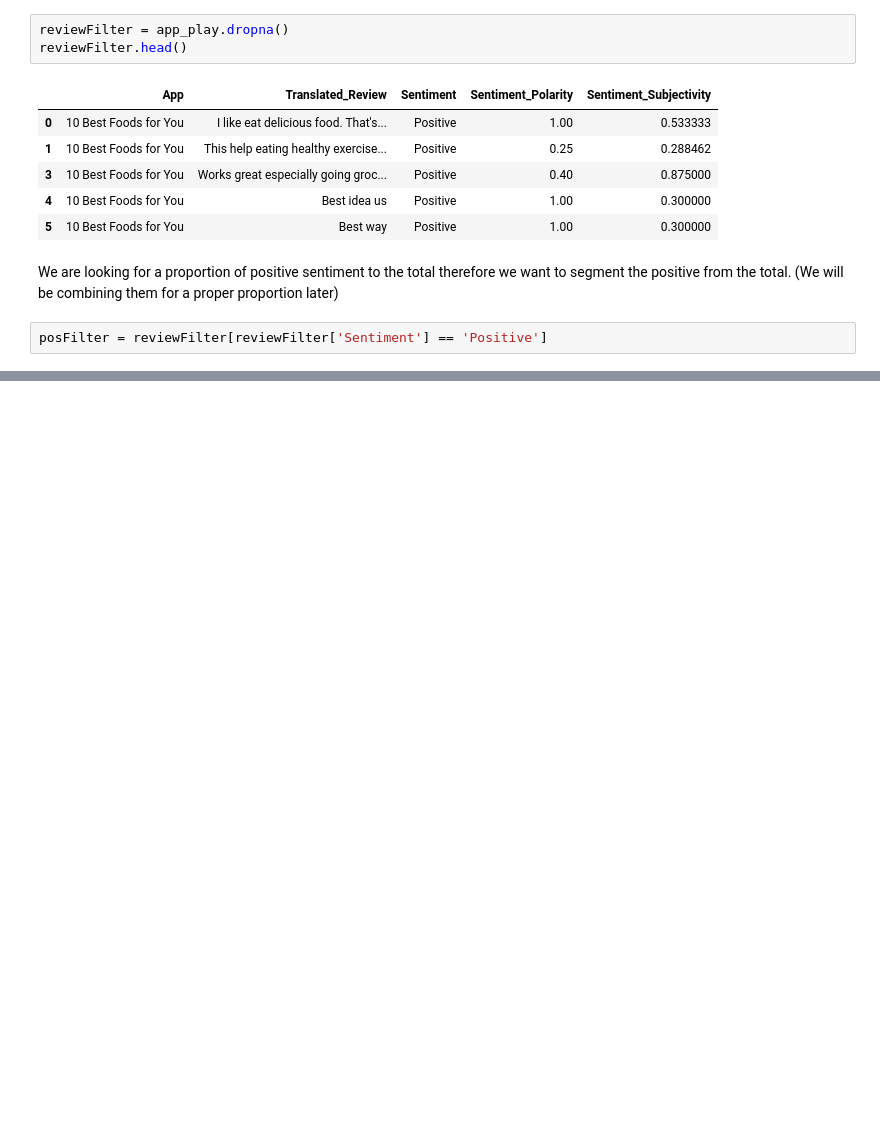
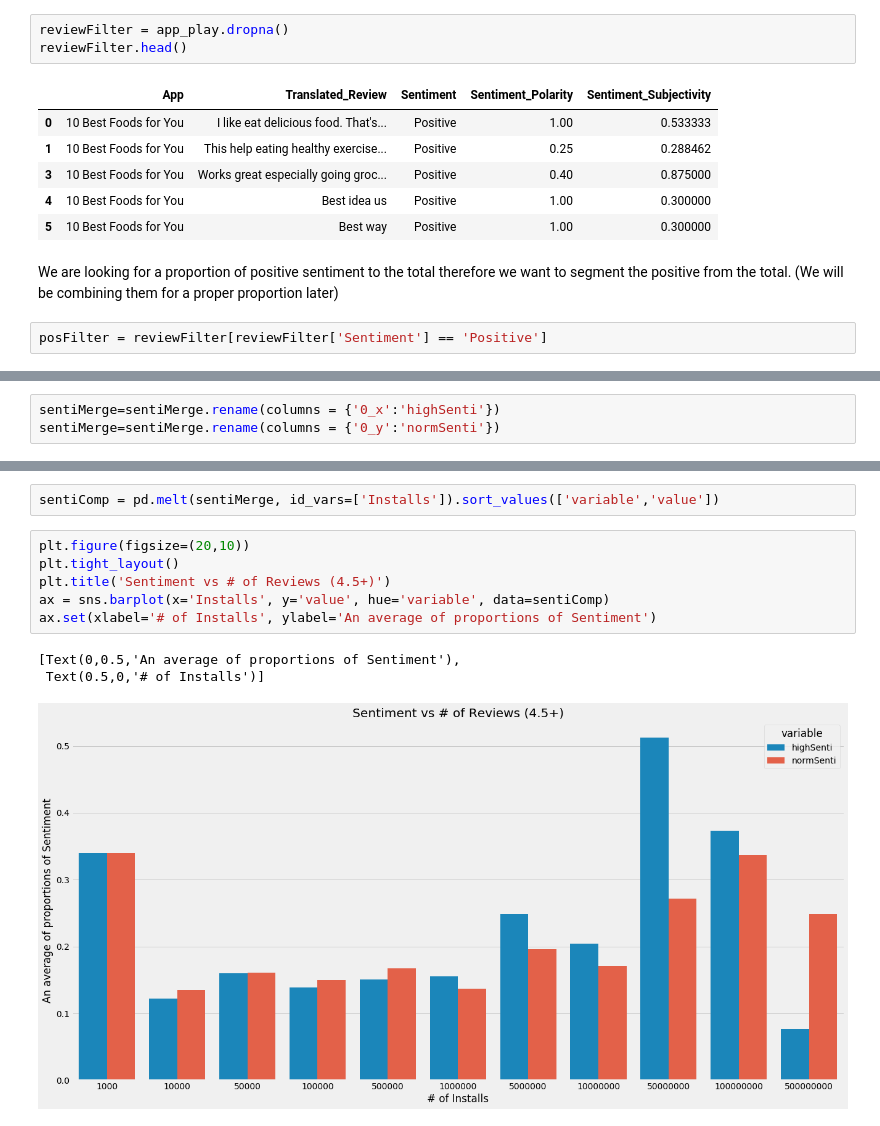
Before and after one commit to KenJiangg/Exploring-Datasets, a Jupyter notebook: GooglePlayEDA.ipynb, the cells around one changed output, grey strips where cells are left out. Cells and saved outputs as stored; diff of their text form; blank space fills up the shorter version.

```diff
--- a/GooglePlayEDA.ipynb
+++ b/GooglePlayEDA.ipynb
@@ -281,0 +423,3 @@ Name: Sentiment, Length: 853, dtype: int64
+# %%
+sentiMerge=sentiMerge.rename(columns = {'0_x':'highSenti'})
+sentiMerge=sentiMerge.rename(columns = {'0_y':'normSenti'})
@@ -281,0 +441,12 @@ Name: Sentiment, Length: 853, dtype: int64
+# %%
+sentiComp = pd.melt(sentiMerge, id_vars=['Installs']).sort_values(['variable','value'])
+# %%
+plt.figure(figsize=(20,10))
+plt.tight_layout()
+plt.title('Sentiment vs # of Reviews (4.5+)')
+ax = sns.barplot(x='Installs', y='value', hue='variable', data=sentiComp)
+ax.set(xlabel='# of Installs', ylabel='An average of proportions of Sentiment')
+# %% [output]
+[Text(0,0.5,'An average of proportions of Sentiment'),
+ Text(0.5,0,'# of Installs')]
+[figure, added]
```
Also changed, not shown: parts of 44 cells of this notebook.
